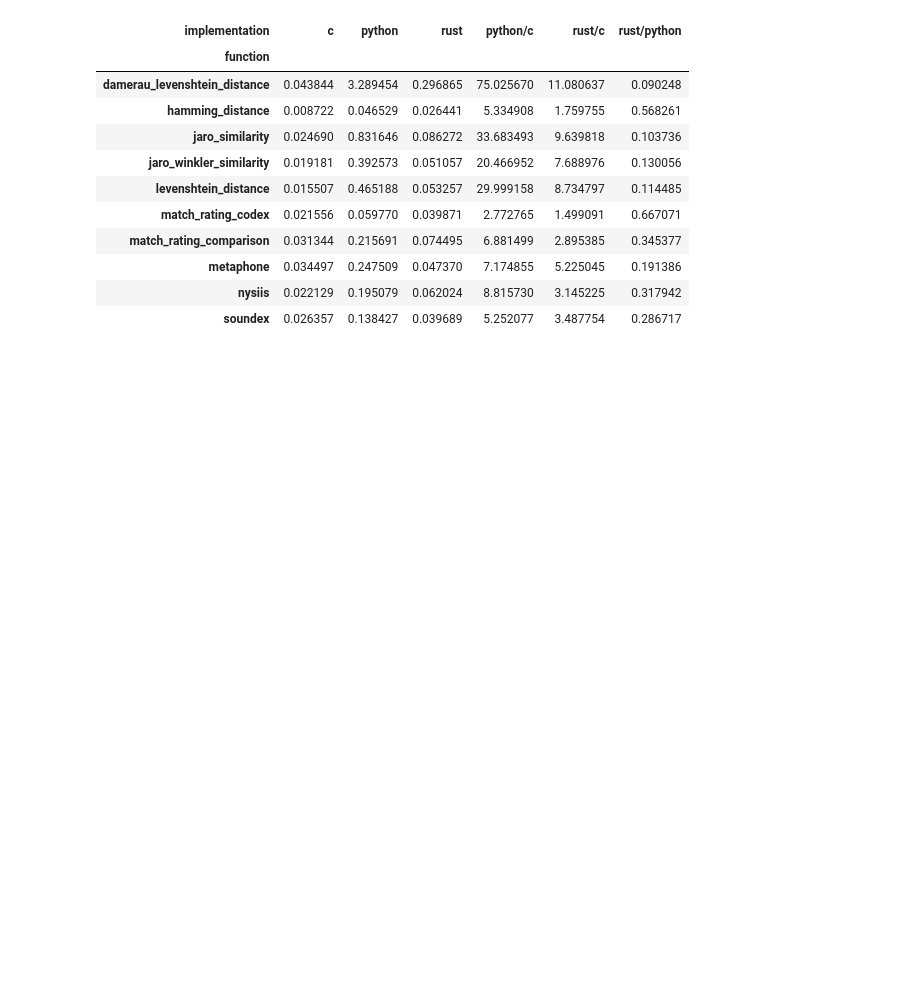
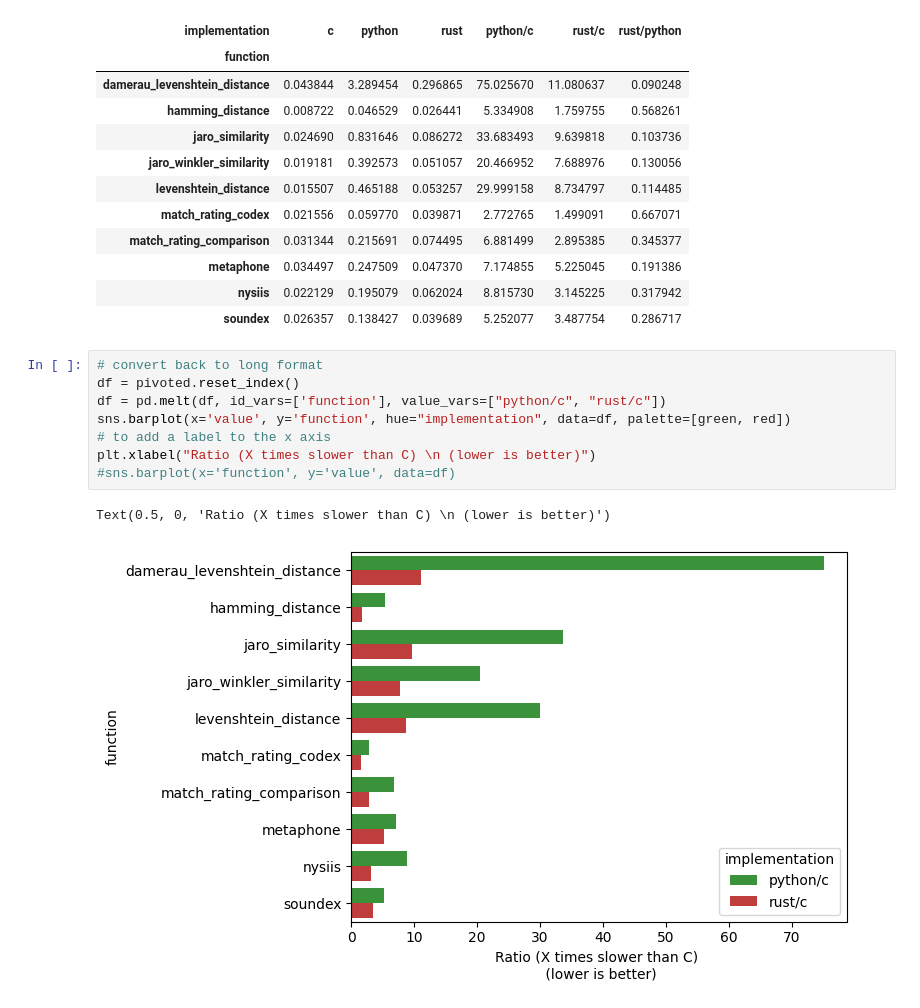
Before and after one commit to jamesturk/jellyfish, a Jupyter notebook: benchmarks/compare.ipynb, the cells around one changed output. Saved outputs shown, nothing was run; the diff lists cells and outputs as text; blank space fills up the shorter version.

```diff
--- a/benchmarks/compare.ipynb
+++ b/benchmarks/compare.ipynb
@@ -65,3 +46,14 @@ pivoted
 | metaphone | 0.034497 | 0.247509 | 0.047370 | 7.174855 | 5.225045 | 0.191386 |
 | nysiis | 0.022129 | 0.195079 | 0.062024 | 8.815730 | 3.145225 | 0.317942 |
 | soundex | 0.026357 | 0.138427 | 0.039689 | 5.252077 | 3.487754 | 0.286717 |
+# %%
+# convert back to long format
+df = pivoted.reset_index()
+df = pd.melt(df, id_vars=['function'], value_vars=["python/c", "rust/c"])
+sns.barplot(x='value', y='function', hue="implementation", data=df, palette=[green, red])
+# to add a label to the x axis
+plt.xlabel("Ratio (X times slower than C) \n (lower is better)")
+#sns.barplot(x='function', y='value', data=df)
+# %% [output]
+Text(0.5, 0, 'Ratio (X times slower than C) \n (lower is better)')
+[figure, added]
```
Also changed, not shown: parts of 4 cells of this notebook.
